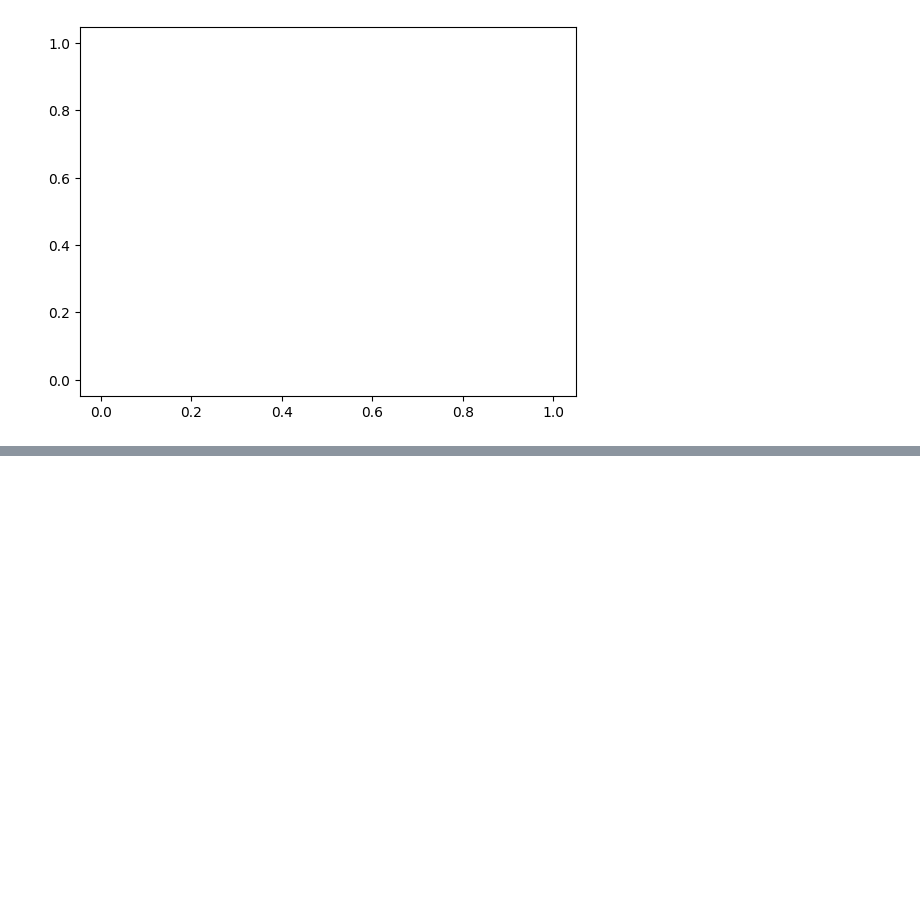
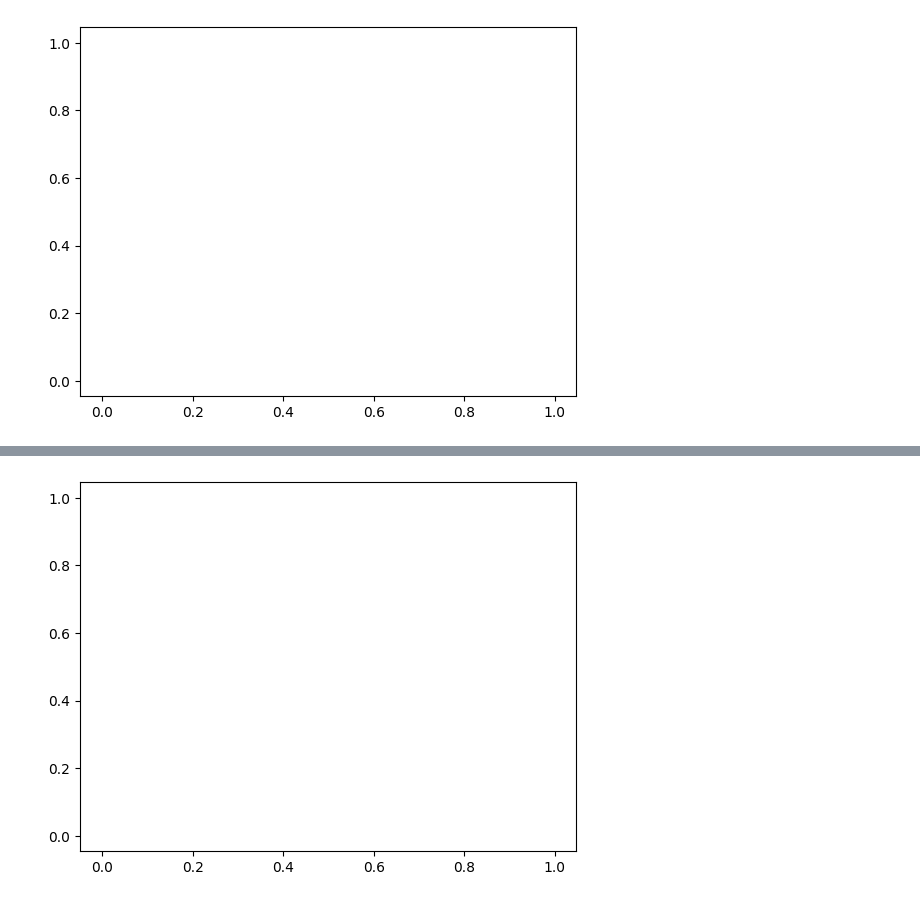
Before and after one commit to BiAPoL/biaplotter, a Jupyter notebook: docs/examples/scatter_artist_example.ipynb, the cells around one changed output, grey strips where cells are left out. Saved outputs shown, nothing was run; the diff lists cells and outputs as text; code cells hidden in the pictures; blank space fills up the shorter version.

Commit message:
Update scatter example notebook to show reset method usage in the end

```diff
--- a/docs/examples/scatter_artist_example.ipynb
+++ b/docs/examples/scatter_artist_example.ipynb
@@ -162,0 +167,5 @@ fig
+# %%
+scatter.reset()
+fig
+# %% [output]
+[figure, added]
```
Also changed, not shown: parts of 12 cells of this notebook.
